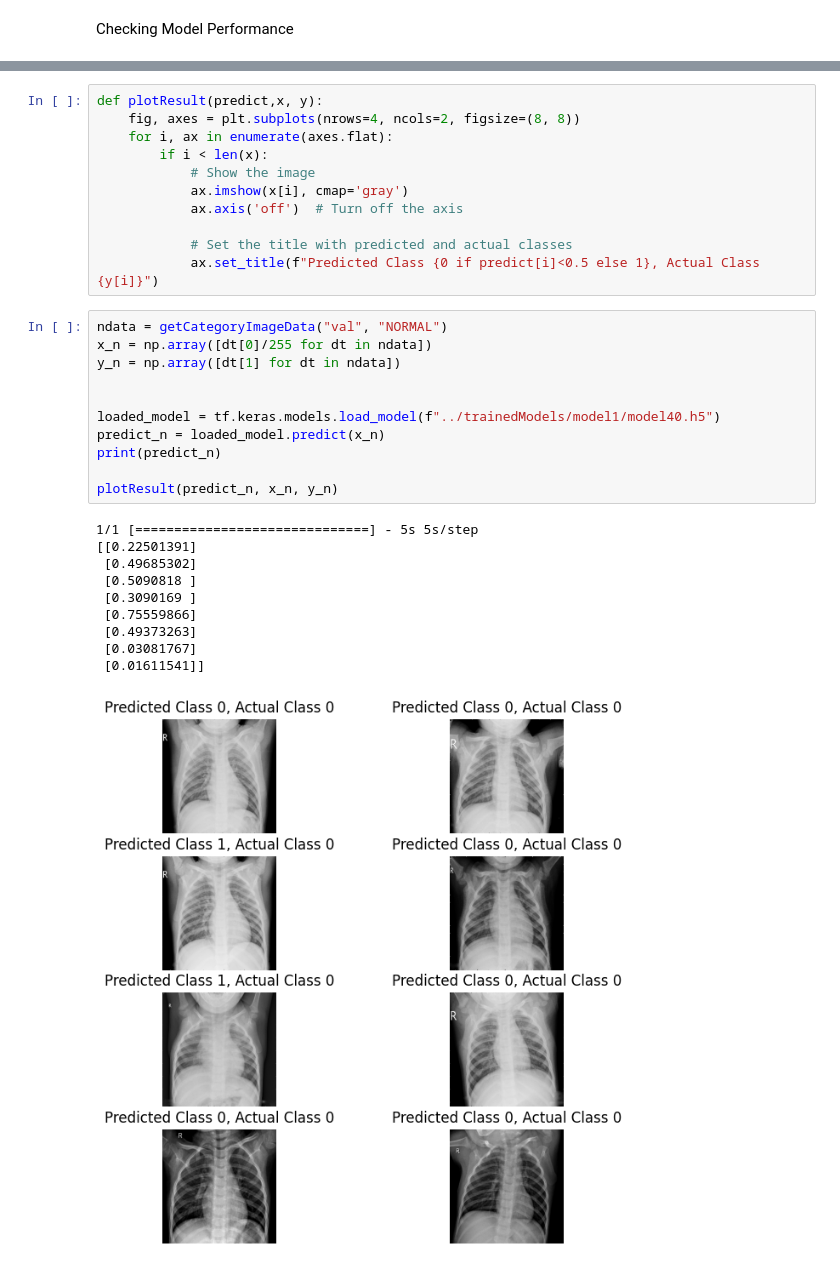
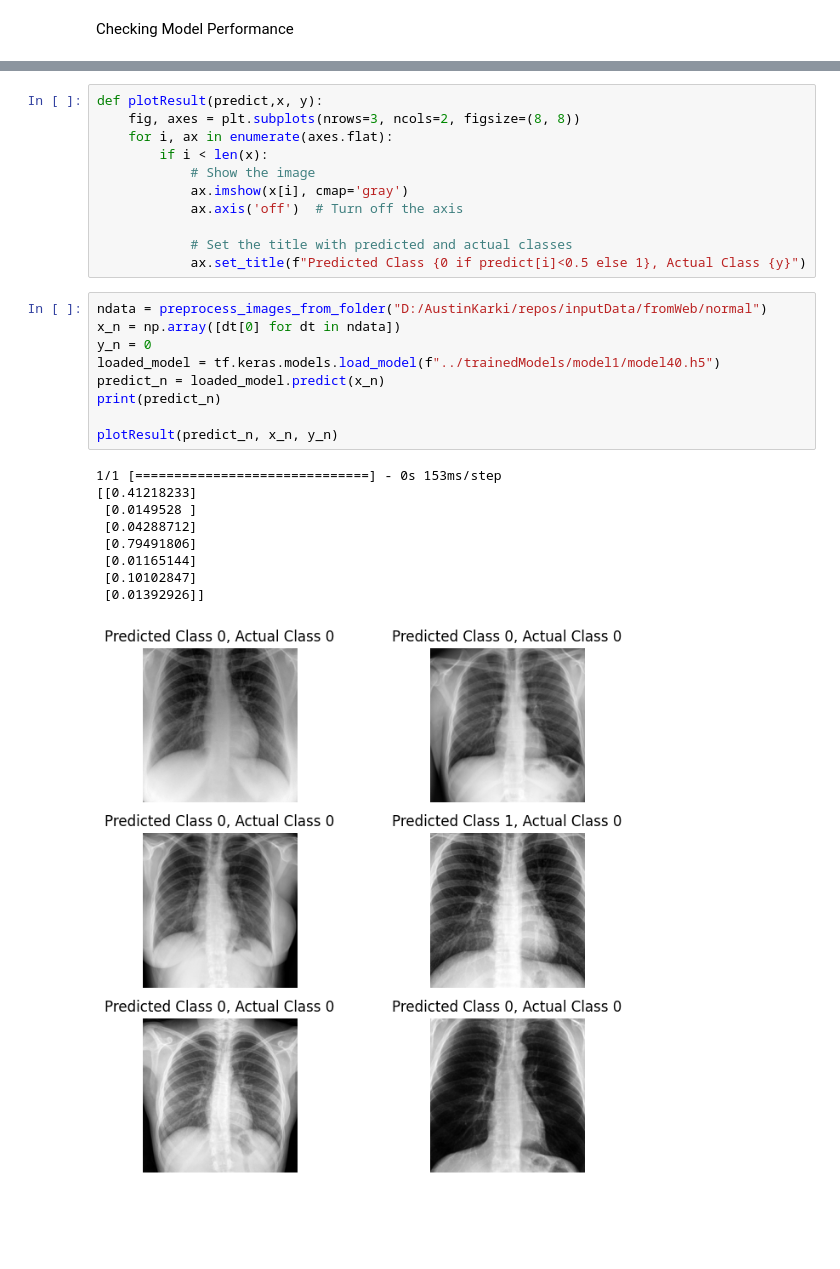
Before and after one commit to Lance-135/pneumoniaDetection, a Jupyter notebook: results.ipynb, the cells around one changed output, grey strips where cells are left out. Drawn from its saved outputs; the diff is of its cells as text; blank space fills up the shorter version.

```diff
--- a/results.ipynb
+++ b/results.ipynb
@@ -9,6 +68,6 @@ from sklearn.metrics import confusion_matrix, ConfusionMatrixDisplay, classifica
 # %%
 def plotResult(predict,x, y):
-    fig, axes = plt.subplots(nrows=4, ncols=2, figsize=(8, 8))
+    fig, axes = plt.subplots(nrows=3, ncols=2, figsize=(8, 8))
     for i, ax in enumerate(axes.flat):
         if i < len(x):
             # Show the image
@@ -16,27 +75,24 @@ def plotResult(predict,x, y):
             ax.axis('off')  # Turn off the axis
 
             # Set the title with predicted and actual classes
-            ax.set_title(f"Predicted Class {0 if predict[i]<0.5 else 1}, Actual Class {y[i]}")
+            ax.set_title(f"Predicted Class {0 if predict[i]<0.5 else 1}, Actual Class {y}")
 # %%
-ndata = getCategoryImageData("val", "NORMAL")
-x_n = np.array([dt[0]/255 for dt in ndata])
-y_n = np.array([dt[1] for dt in ndata])
-
-
+ndata = preprocess_images_from_folder("D:/AustinKarki/repos/inputData/fromWeb/normal")
+x_n = np.array([dt[0] for dt in ndata])
+y_n = 0
 loaded_model = tf.keras.models.load_model(f"../trainedModels/model1/model40.h5")
 predict_n = loaded_model.predict(x_n)
 print(predict_n)
 
 plotResult(predict_n, x_n, y_n)
 # %% [output]
-1/1 [==============================] - 5s 5s/step
-[[0.22501391]
- [0.49685302]
- [0.5090818 ]
- [0.3090169 ]
- [0.75559866]
- [0.49373263]
- [0.03081767]
- [0.01611541]]
+1/1 [==============================] - 0s 153ms/step
+[[0.41218233]
+ [0.0149528 ]
+ [0.04288712]
+ [0.79491806]
+ [0.01165144]
+ [0.10102847]
+ [0.01392926]]
-[figure, old version]
+[figure, new version]
 # %%
```
Also changed, not shown: parts of 4 cells of this notebook, 47 other files.
